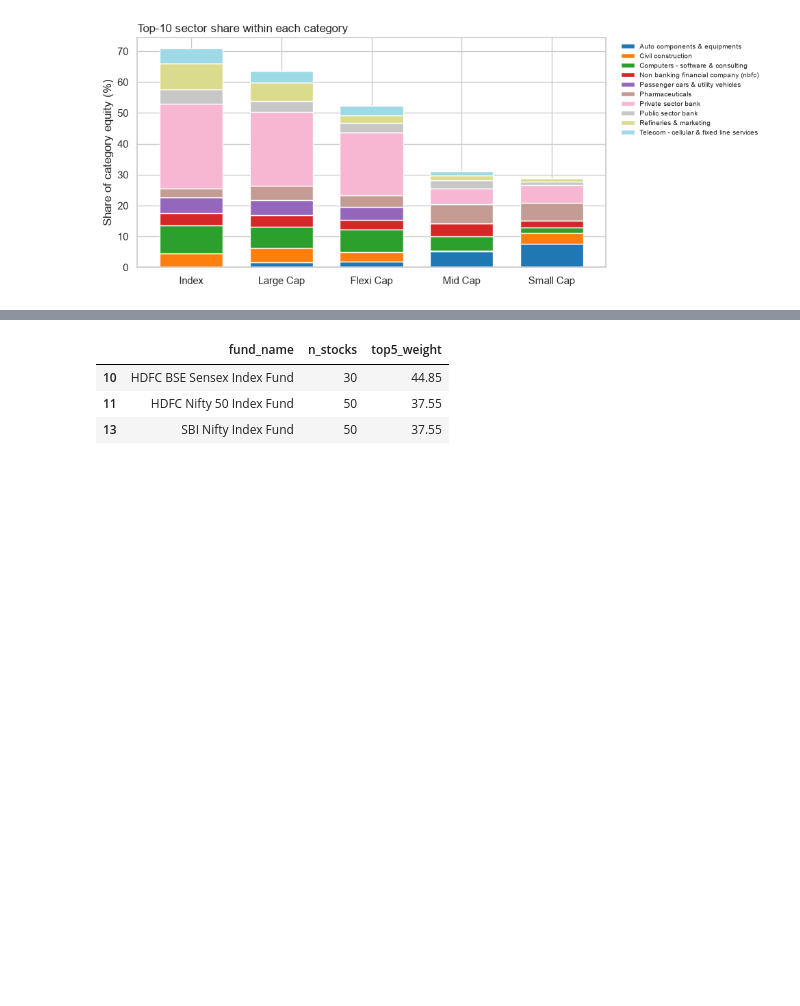
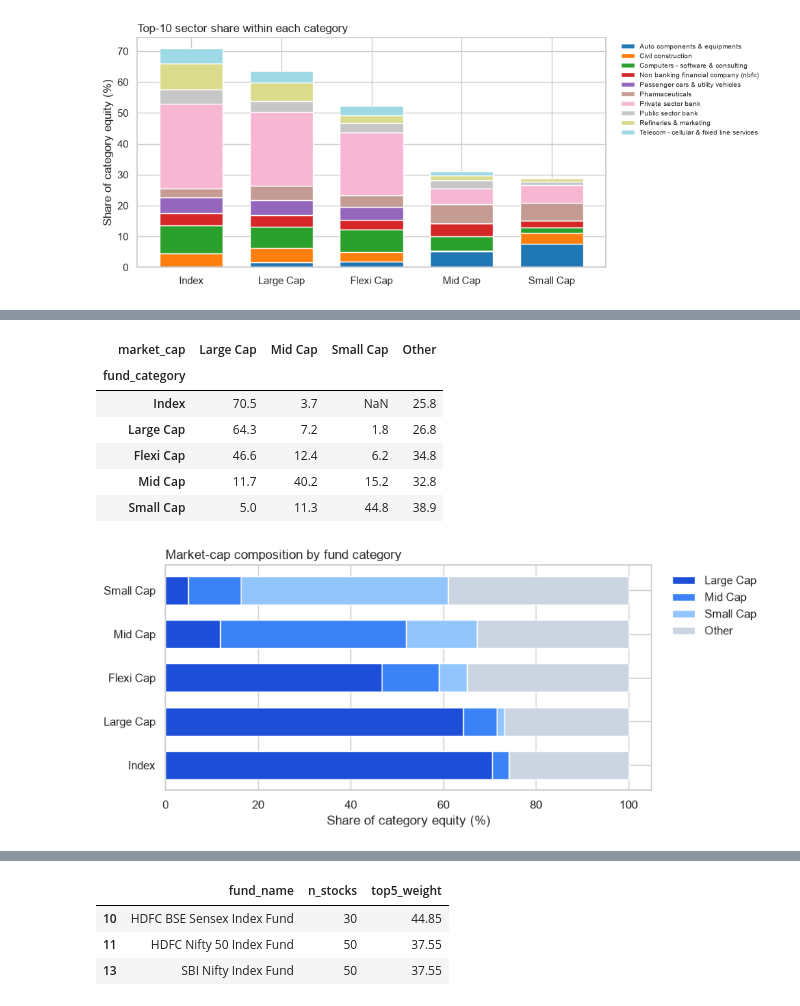
Before and after one commit to DakshMalhotra256/mutual-fund-overlap-analysis, a Jupyter notebook: analysis/eda.ipynb, the cells around one changed output, grey strips where cells are left out. Cells and saved outputs as stored; diff of their text form; code cells hidden in the pictures; blank space fills up the shorter version.

Commit message:
eda: add market-cap mix and fund uniqueness ranking

```diff
--- a/analysis/eda.ipynb
+++ b/analysis/eda.ipynb
@@ -206,0 +212,23 @@ plt.tight_layout()
+# %%
+cap_order = ["Large Cap", "Mid Cap", "Small Cap", "Other"]
+cap_mix = (df.pivot_table(index="fund_category", columns="market_cap",
+                          values="holding_pct", aggfunc="sum")
+             .div(df.groupby("fund_category").holding_pct.sum(), axis=0)
+             .reindex(columns=cap_order).loc[order] * 100)
+fig, ax = plt.subplots(figsize=(9, 4))
+cap_mix.plot.barh(stacked=True, ax=ax,
+                  color=["#1d4ed8", "#3b82f6", "#93c5fd", "#cbd5e1"], width=0.65)
+ax.set_xlabel("Share of category equity (%)"); ax.set_ylabel("")
+ax.set_title("Market-cap composition by fund category", loc="left")
+ax.legend(title="", frameon=False, bbox_to_anchor=(1.02, 1), loc="upper left")
+plt.tight_layout()
+cap_mix.round(1)
+# %% [output]
+| market_cap | Large Cap | Mid Cap | Small Cap | Other |
+| fund_category |  |  |  |  |
+| Index | 70.5 | 3.7 | NaN | 25.8 |
+| Large Cap | 64.3 | 7.2 | 1.8 | 26.8 |
+| Flexi Cap | 46.6 | 12.4 | 6.2 | 34.8 |
+| Mid Cap | 11.7 | 40.2 | 15.2 | 32.8 |
+| Small Cap | 5.0 | 11.3 | 44.8 | 38.9 |
+[figure, added]
```
Also changed, not shown: parts of 6 cells of this notebook.
